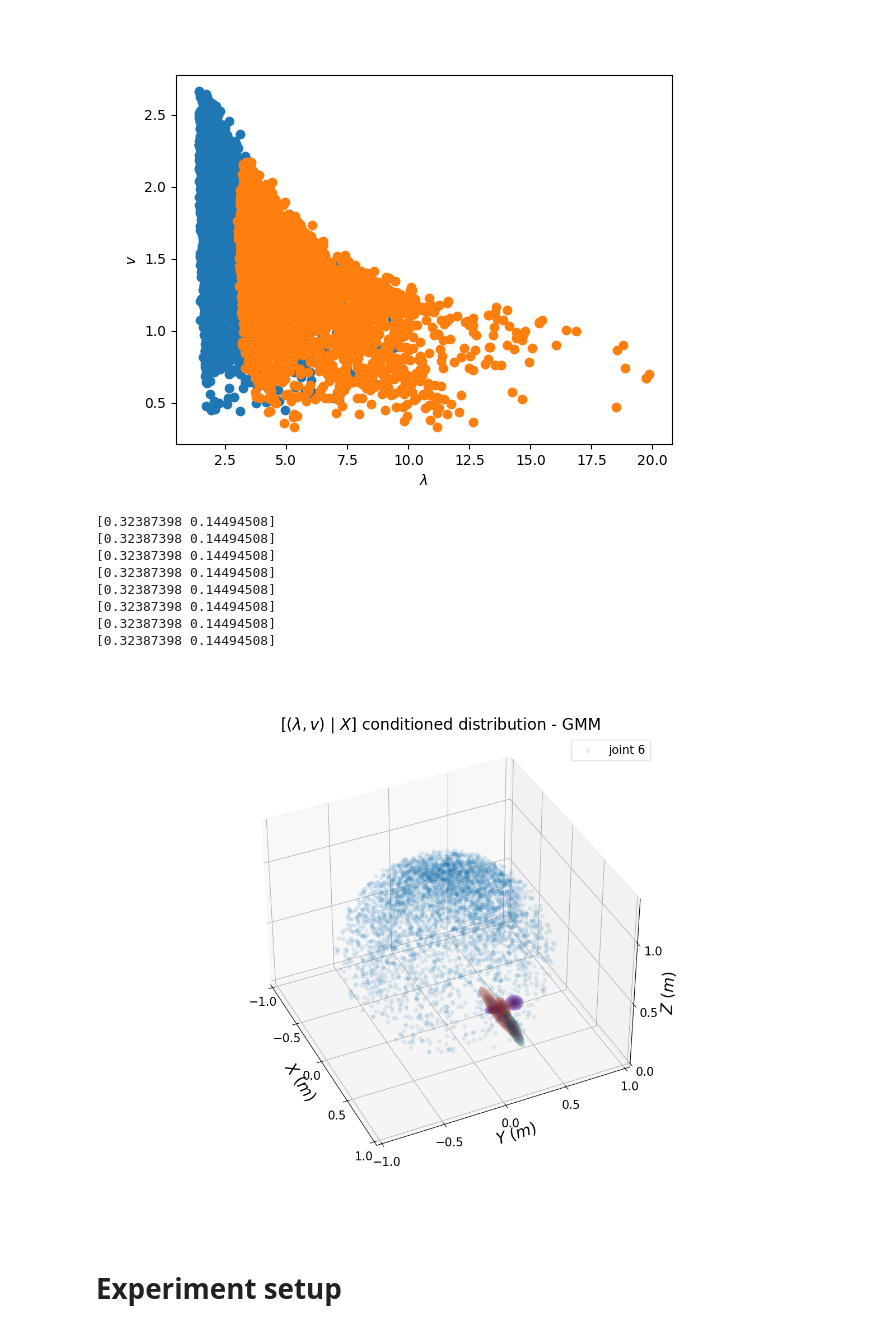
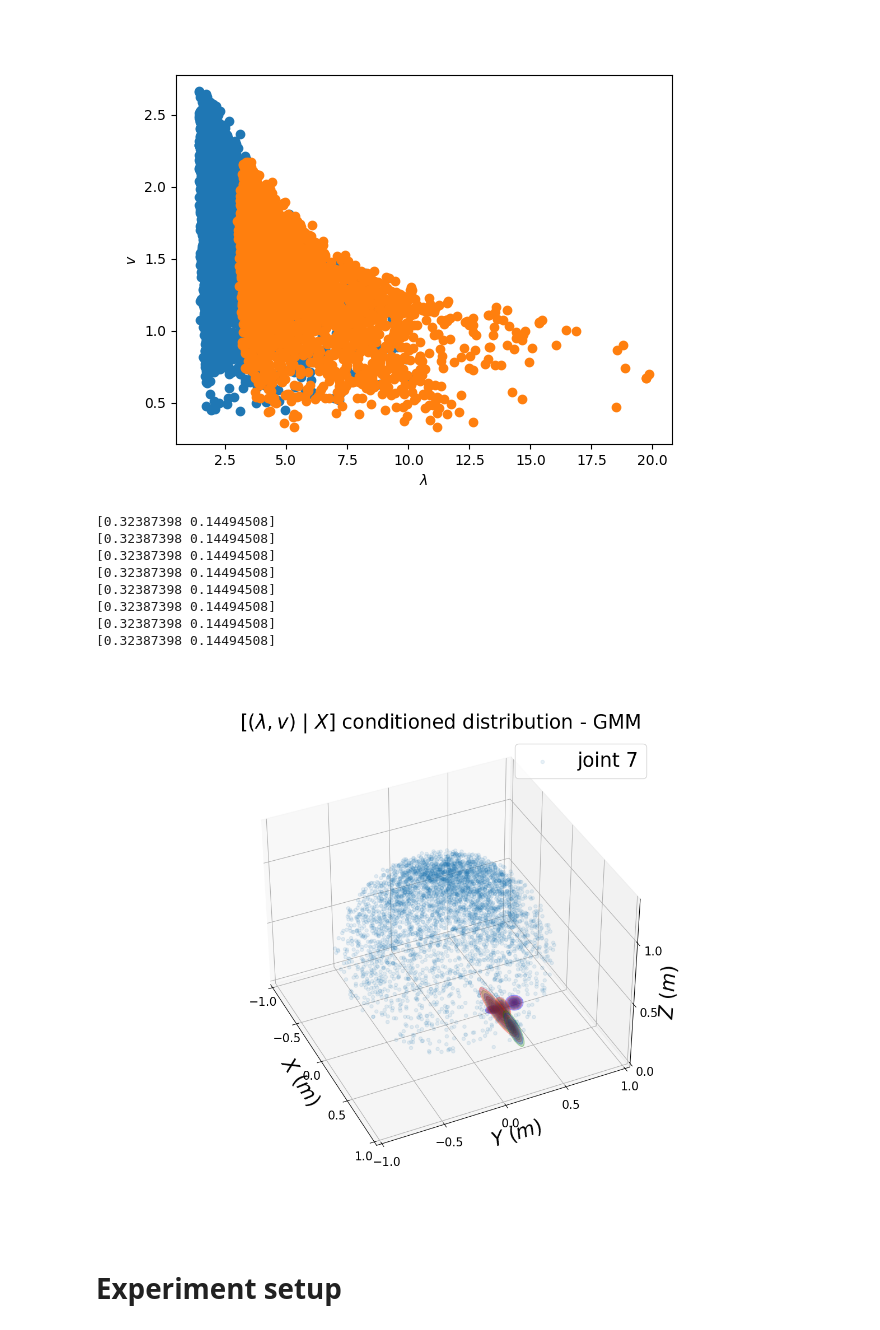
Before and after one commit to epfl-lasa/hitting_sim, a Jupyter notebook: data_processing.ipynb, the cells around one changed output. Cells and saved outputs as stored; diff of their text form; code cells hidden in the pictures.

```diff
--- a/data_processing.ipynb
+++ b/data_processing.ipynb
@@ -308,43 +308,42 @@ ax = fig.add_subplot(111, projection='3d')
 # img = ax.scatter(X_6_data[:,0], X_6_data[:,1], X_6_data[:,2], c = l_6_data, cmap = 'cool', alpha = 1)
 img = ax.scatter(X_6_data[:,0], X_6_data[:,1], X_6_data[:,2], alpha = 0.1)
 
-ax.set_xlabel('$X$ $(m)$', fontsize = 20)
-ax.set_ylabel('$Y$ $(m)$', fontsize = 20)
-ax.set_zlabel('$Z$ $(m)$', fontsize = 20)
+ax.set_xlabel('$X$ $(m)$', fontsize = 25)
+ax.set_ylabel('$Y$ $(m)$', fontsize = 25)
+ax.set_zlabel('$Z$ $(m)$', fontsize = 25)
 ax.view_init(elev=37, azim=-25)
-ax.legend(['joint 6'], fontsize = 15)
-
-ax.set_title("$[(\lambda, v)$ $|$ $X]$ conditioned distribution - GMM", fontsize = 20)
+ax.legend(['joint 7'], fontsize = 25)
+ax.set_title("$[(\lambda, v)$ $|$ $X]$ conditioned distribution - GMM", fontsize = 25)
 ax.yaxis._axinfo['label']['space_factor'] = 3.0
 ax.xaxis._axinfo['label']['space_factor'] = 3.0
 
 ax.tick_params(axis='both', which='major', labelsize=15)
 ax.set_xticks([-1, -0.5, 0, 0.5, 1])
 ax.set_yticks([-1, -0.5, 0, 0.5, 1])
 ax.set_zticks([0, 0.5, 1])
 
 # fig.colorbar(img)
 
 given_position = np.array([0.5, 0.4, 0.2])
 # Plotting a few different GMMs
 # for i in range(1):
     # given_position = X_6_data[i*50,:]
     # print(given_position)
 gmm_lv_x_6 = gmm_full_6.condition(np.array([0,1,2]), given_position)
 # gmm_lv_x_6.means
 plot_error_ellipses_3d_position(plt.gca(), gmm_lv_x_6, given_position, colors = ['r', 'g', 'b'])
 plt.show()
 plt.savefig("conditional_lv", transparent=False, bbox_inches='tight', pad_inches = 0.25, dpi=200)
 # %% [output]
 [0.32387398 0.14494508]
 [0.32387398 0.14494508]
 [0.32387398 0.14494508]
 [0.32387398 0.14494508]
 [0.32387398 0.14494508]
 [0.32387398 0.14494508]
 [0.32387398 0.14494508]
 [0.32387398 0.14494508]
-[figure, old version]
+[figure, new version]
 # %% [markdown]
 # Experiment setup
 # %%
```
Also changed, not shown: parts of 2 cells of this notebook, 11 other files.
